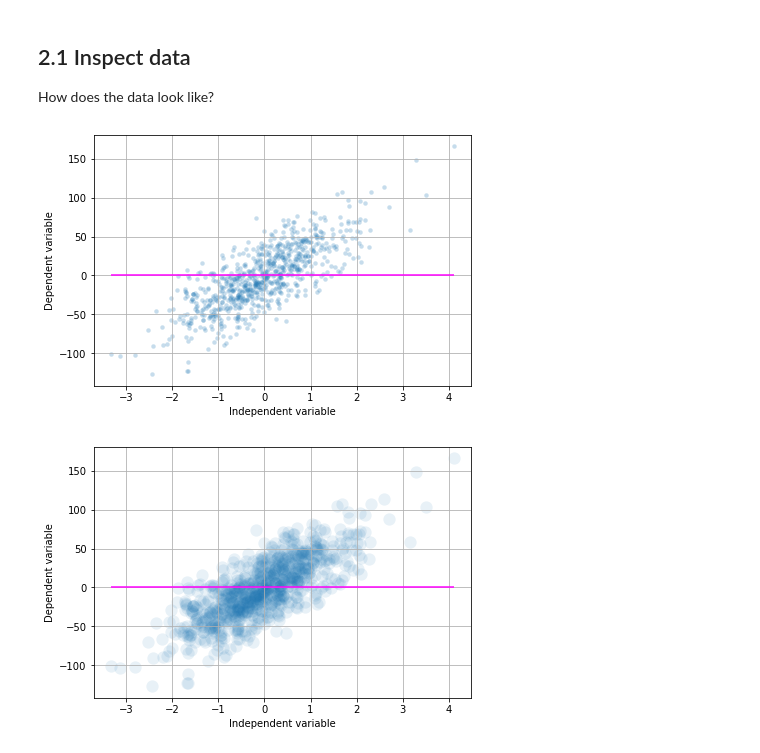
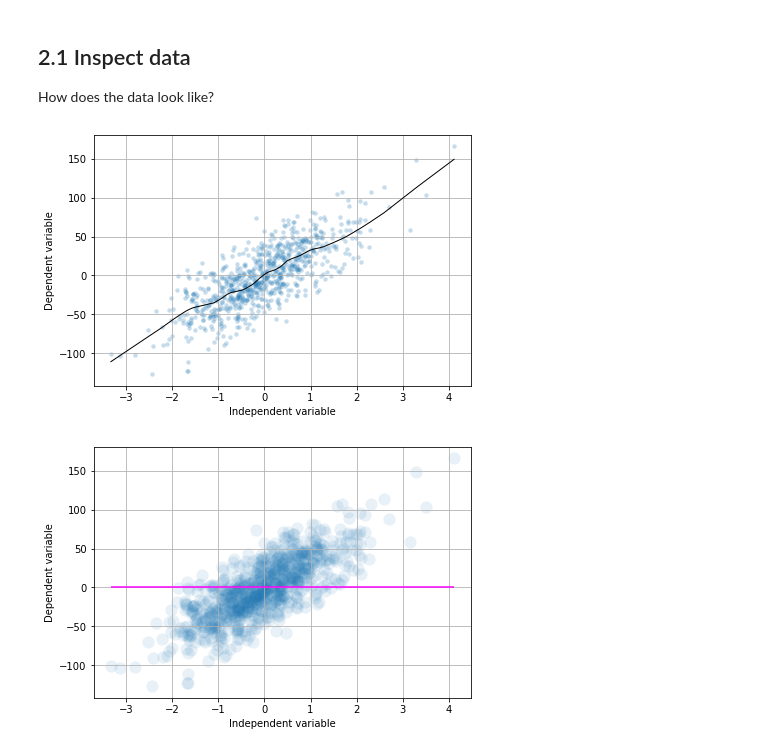
Before and after one commit to datali-ch/fantasticfeatures, a Jupyter notebook: main.ipynb, the cells around one changed output. Drawn from its saved outputs; the diff is of its cells as text; code cells hidden in the pictures.

Commit message:
add lowess smoothed line to the plots

```diff
--- a/main.ipynb
+++ b/main.ipynb
@@ -132,37 +132,45 @@ y_train, y_test = y[:threshold], y[threshold:]
 How does the data look like?
 # %%
 def plot_x_vs_y(x: np.ndarray, y: np.ndarray, x_name: str, y_name: str,
-                         add_zero_line: bool =False,
+                         add_zero_line: bool = False, add_lowess: bool = False,
                          model = None, hexbin: bool = False,
-                         figsize = None, ax = None, plot_args = {}) -> None:
+                         figsize = None, ax = None, lowess_param = 0.2, plot_args = {}) -> None:
     if ax is None:
         _, axs = plt.subplots(1, 1, figsize=figsize, constrained_layout=True)
         this_ax = axs
     else:
         this_ax = ax
 
     if hexbin:
         this_ax.hexbin(x, y, cmap="Greys", gridsize=40, **plot_args)
     else:
         scatter_defaults = {'alpha': 0.25, 's': 20, 'edgecolors':None}
         for k,v in scatter_defaults.items():
             if k not in plot_args.keys():
                 plot_args[k] = v
         this_ax.scatter(x, y, lw=0, **plot_args)
 
     xlabel = x_name
     this_ax.set_xlabel(xlabel)
     this_ax.set_ylabel(y_name)
     this_ax.grid(True)
     if add_zero_line:
         this_ax.hlines(0, xmin=min(x), xmax=max(x), colors="magenta")
+    if add_lowess:
+        sorted_xy = np.array(sorted(zip(x,y))).T
+        sorted_x = sorted_xy[0,:]
+        sorted_y = sorted_xy[1,:]
+        smoothed = sm.nonparametric.lowess(exog=sorted_x, endog=sorted_y, frac=lowess_param)
+#         print(smoothed.shape)
+        this_ax.plot(smoothed[:,0],smoothed[:,1],lw=1,color='k')
+
 
     return this_ax
 
 plot_x_vs_y(X_train[:,0], y_train, "Independent variable", "Dependent variable",
-                     add_zero_line=True, hexbin=False);
+                     add_zero_line=False, add_lowess=True,hexbin=False);
 # %% [output]
-[figure, old version]
+[figure, new version]
 # %%
 plot_x_vs_y(X_train[:,0], y_train, "Independent variable", "Dependent variable",
                      add_zero_line=True, hexbin=False, plot_args={'s':150, 'alpha':0.1});
```
Also changed, not shown: parts of 1 cell of this notebook.
